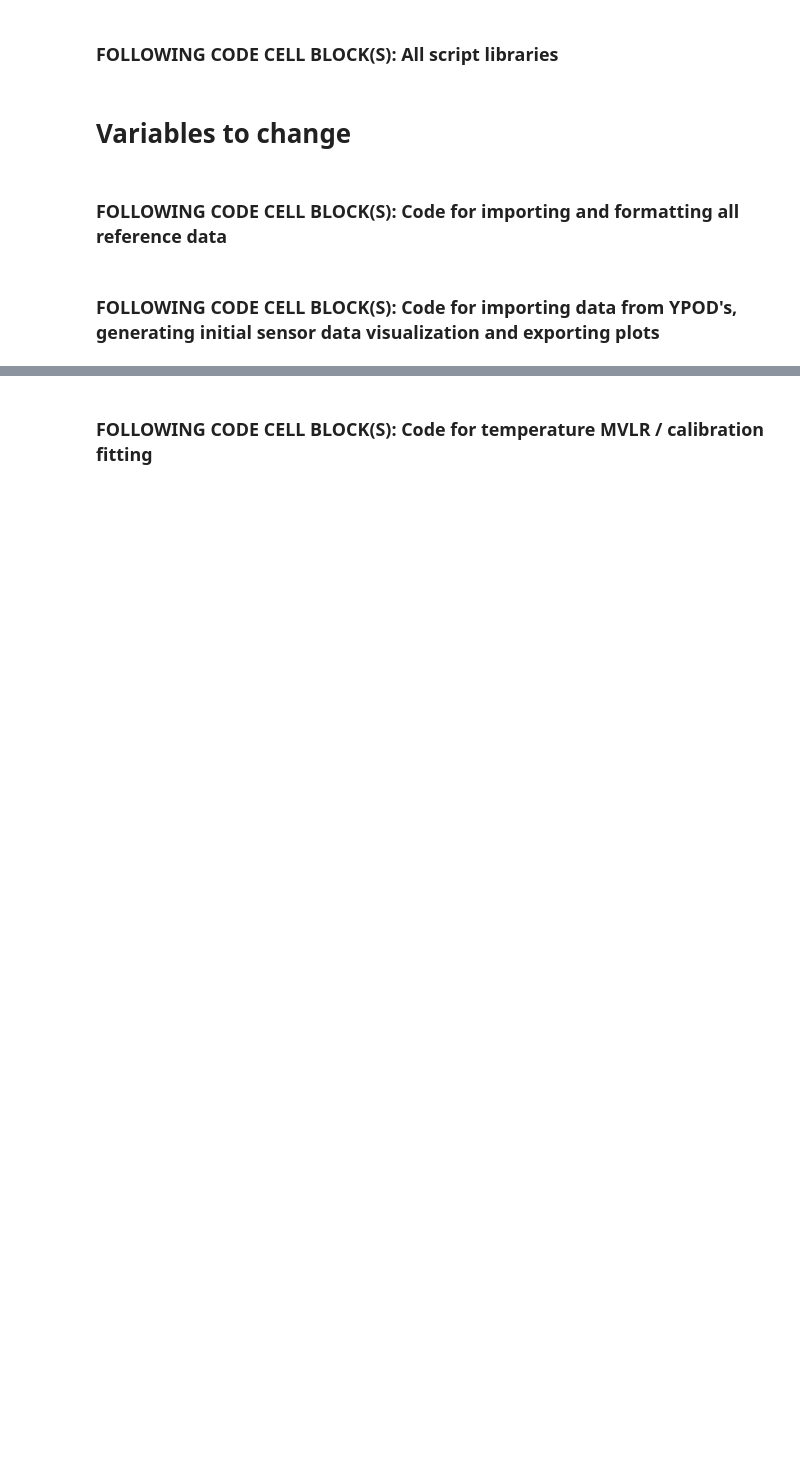
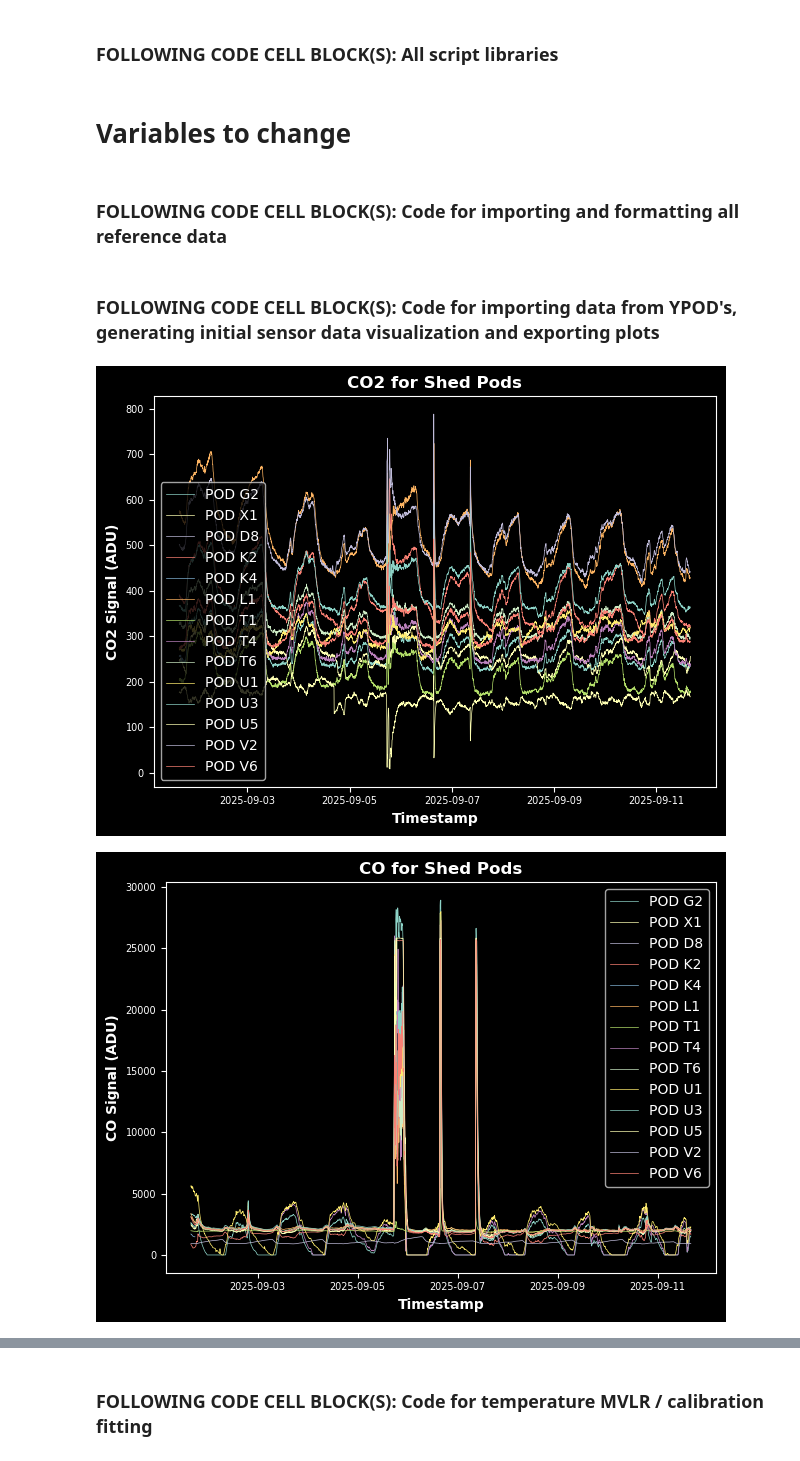
Before and after one commit to HanniganAirQuality/YPOD-Calibration, a Jupyter notebook: YPOD_calibration_GH.ipynb, the cells around one changed output, grey strips where cells are left out. Saved outputs shown, nothing was run; the diff lists cells and outputs as text; code cells hidden in the pictures; blank space fills up the shorter version.

```diff
--- a/YPOD_calibration_GH.ipynb
+++ b/YPOD_calibration_GH.ipynb
@@ -161,7 +150,7 @@ if raw_pod_data_plotting == True :  # if statement for plotting toggles
 for pod in pod_id :
 
     ### reading in files and creating headers
-    POD_filename = f"YPOD{pod}_2025_07_09.CSV"
+    POD_filename = f"YPOD{pod}_2025_09_01.CSV"
     pod_data = pd.read_csv(POD_filename)
     pod_data.columns = pod_headers
     pod_data.head() # "heads" dataframe
@@ -184,33 +173,40 @@ for pod in pod_id :
     ### adds back in pod ID to dataframe after resampling for debugging
     pod_data["PodID"] = pod_name
     pod_data.drop(labels = pod_col_drop, axis = 1, inplace = True) # deletes unused columns
+
+    numeric_cols = [col for col in pod_data.columns if col not in ["Timestamp", "PodID"]]
+    pod_data[numeric_cols] = pod_data[numeric_cols].apply(pd.to_numeric, errors = "coerce")
 
     ### saving dataframe in an array for use later
     all_pod_data.append(pod_data)
 
     ### plotting each pollutant
     if raw_pod_data_plotting == True : # if statement for plotting toggles
         for pollutant in pollutants :
             axes[pollutant].plot(pod_data["Timestamp"], pod_data[pollutant], label = f"POD {pod}", linewidth = 0.5)
 
 if raw_pod_data_plotting == True :  # if statement for plotting toggles
     ### plot formatting, modifies for each pollutant in the pollutants array
     for pollutant in pollutants :
 
         ### plotting specifications
         axes[pollutant].set_xlabel("Timestamp", fontweight = "bold")
         axes[pollutant].set_ylabel(f"{pollutant} Signal (ADU)", fontweight = "bold")
         axes[pollutant].set_title(f"{pollutant} for Shed Pods", fontweight = "bold")
         axes[pollutant].legend()
         axes[pollutant].tick_params(axis = "x", labelsize = 7) # changes fontsize of x axis
         axes[pollutant].tick_params(axis = "y", labelsize = 7) # changes fontsize of y axis
         figures[pollutant].tight_layout()
 
         ### saving charts to directory for easy access
         if save_plots == True :
             name = f"{pollutant.replace(".", "_")}_shed_pods.png" # renames file to replace . with _ , png type
             path = os.path.join(save_dir, name) # uses path.join for compatibility across os, (good to prevent bugs)
             figures[pollutant].savefig(path, dpi = 300) # saves figure to specified path directory
             print(f"Saved: {path}") # for ui, prints confirmation of saved file
 
     plt.show()
+    # print(pod_data)
+# %% [output]
+[figure, added]
+[figure, added]
```
Also changed, not shown: parts of 5 cells of this notebook.
